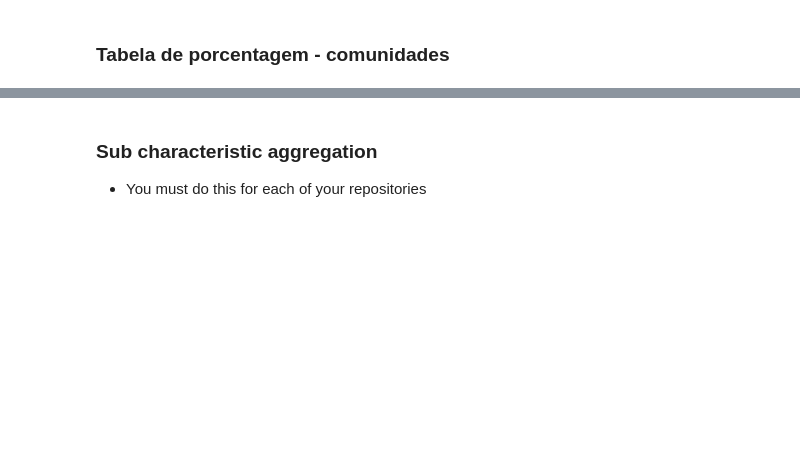
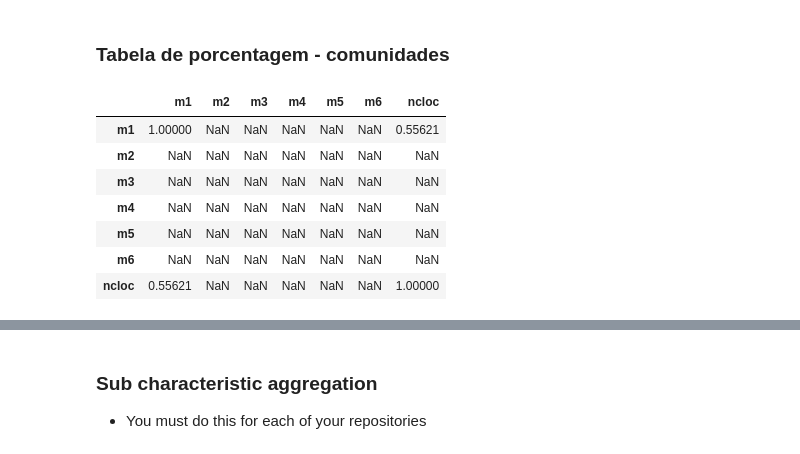
Before and after one commit to fga-eps-mds/2021.1-Cartografia-social-docs, a Jupyter notebook: analytics-raw-data/analytics1.ipynb, the cells around one changed output, grey strips where cells are left out. Cells and saved outputs as stored; diff of their text form; code cells hidden in the pictures; blank space fills up the shorter version.

```diff
--- a/analytics-raw-data/analytics1.ipynb
+++ b/analytics-raw-data/analytics1.ipynb
@@ -529,2 +549,11 @@ descriptive_statistics(generic_df)
 # %%
-correlationMatrix(generic
+correlationMatrix(generic_df)
+# %% [output]
+|  | m1 | m2 | m3 | m4 | m5 | m6 | ncloc |
+| m1 | 1.00000 | NaN | NaN | NaN | NaN | NaN | 0.55621 |
+| m2 | NaN | NaN | NaN | NaN | NaN | NaN | NaN |
+| m3 | NaN | NaN | NaN | NaN | NaN | NaN | NaN |
+| m4 | NaN | NaN | NaN | NaN | NaN | NaN | NaN |
+| m5 | NaN | NaN | NaN | NaN | NaN | NaN | NaN |
+| m6 | NaN | NaN | NaN | NaN | NaN | NaN | NaN |
+| ncloc | 0.55621 | NaN | NaN | NaN | NaN | NaN | 1.00000 |
```
Also changed, not shown: parts of 14 cells of this notebook, 2 other files.
